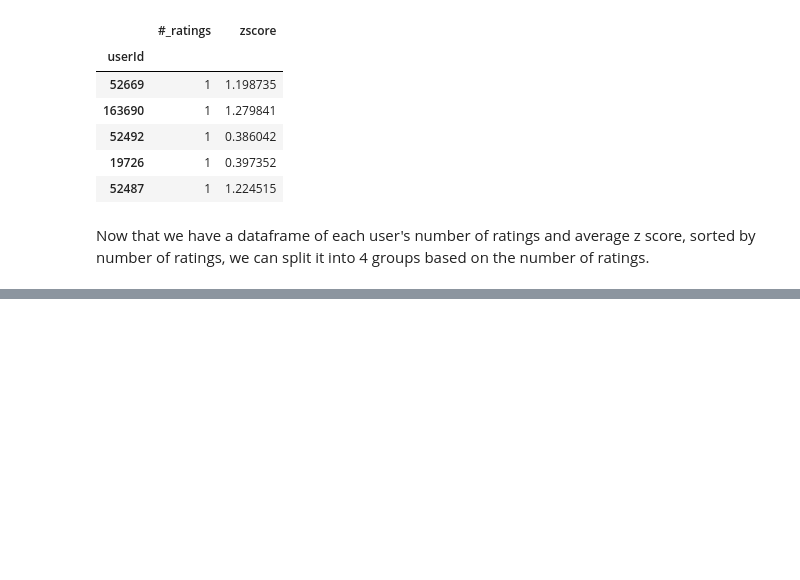
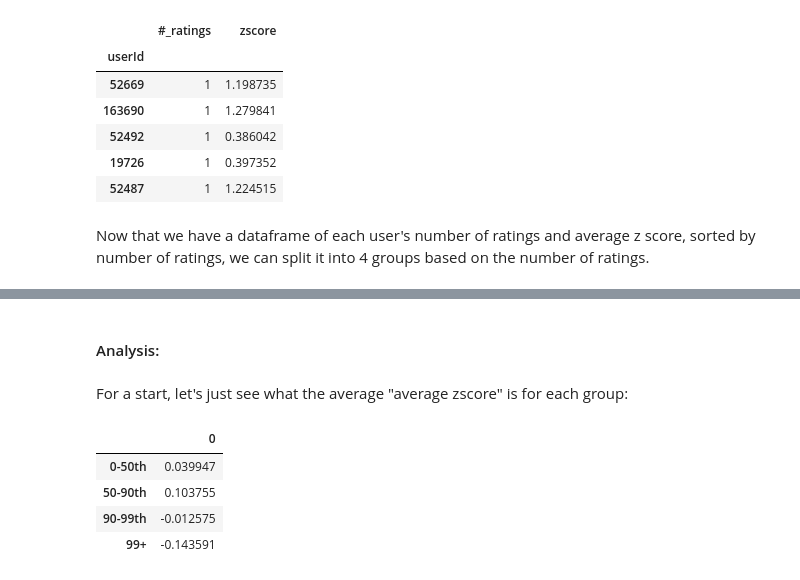
Before and after one commit to ewoodbury/movie-rating-analysis, a Jupyter notebook: Movie Ratings Project.ipynb, the cells around one changed output, grey strips where cells are left out. Saved outputs shown, nothing was run; the diff lists cells and outputs as text; code cells hidden in the pictures; blank space fills up the shorter version.

```diff
--- a/Movie Ratings Project.ipynb
+++ b/Movie Ratings Project.ipynb
@@ -537,7 +513,7 @@ avg_zscore_per_user.head()
 | 4 | 62 | 0.149195 |
 | 5 | 26 | 0.527776 |
 # %%
-avg_zscore_per_user.columns = ['#_ratings','zscore']
+avg_zscore_per_user.columns = ['#_ratings','avg_zscore']
 avg_zscore_per_user = avg_zscore_per_user.sort_values(by = ['#_ratings'])
 avg_zscore_per_user.head()
 # %% [output]
@@ -552,0 +531,5 @@ Now that we have a dataframe of each user's number of ratings and average z scor
+# %%
+group_0 = avg_zscore_per_user[avg_zscore_per_user['#_ratings'] <= 30]
+group_1 = avg_zscore_per_user[(avg_zscore_per_user['#_ratings'] >= 31) & (avg_zscore_per_user['#_ratings'] <= 236)]
+group_2 = avg_zscore_per_user[(avg_zscore_per_user['#_ratings'] >= 237) & (avg_zscore_per_user['#_ratings'] <= 963)]
+group_3 = avg_zscore_per_user[avg_zscore_per_user['#_ratings'] >= 937]
@@ -552,0 +555,15 @@ Now that we have a dataframe of each user's number of ratings and average z scor
+# %% [markdown]
+#### Analysis:
+# %% [markdown]
+For a start, let's just see what the average "average zscore" is for each group:
+# %%
+data = [group_0['zscore'].mean(), group_1['zscore'].mean(), group_2['zscore'].mean(), group_3['zscore'].mean()]
+avg_avg_zscore = pd.DataFrame(data, index = ['0-50th','50-90th','90-99th','99+'])
+# %%
+avg_avg_zscore
+# %% [output]
+|  | 0 |
+| 0-50th | 0.039947 |
+| 50-90th | 0.103755 |
+| 90-99th | -0.012575 |
+| 99+ | -0.143591 |
```
Also changed, not shown: parts of 7 cells of this notebook.
